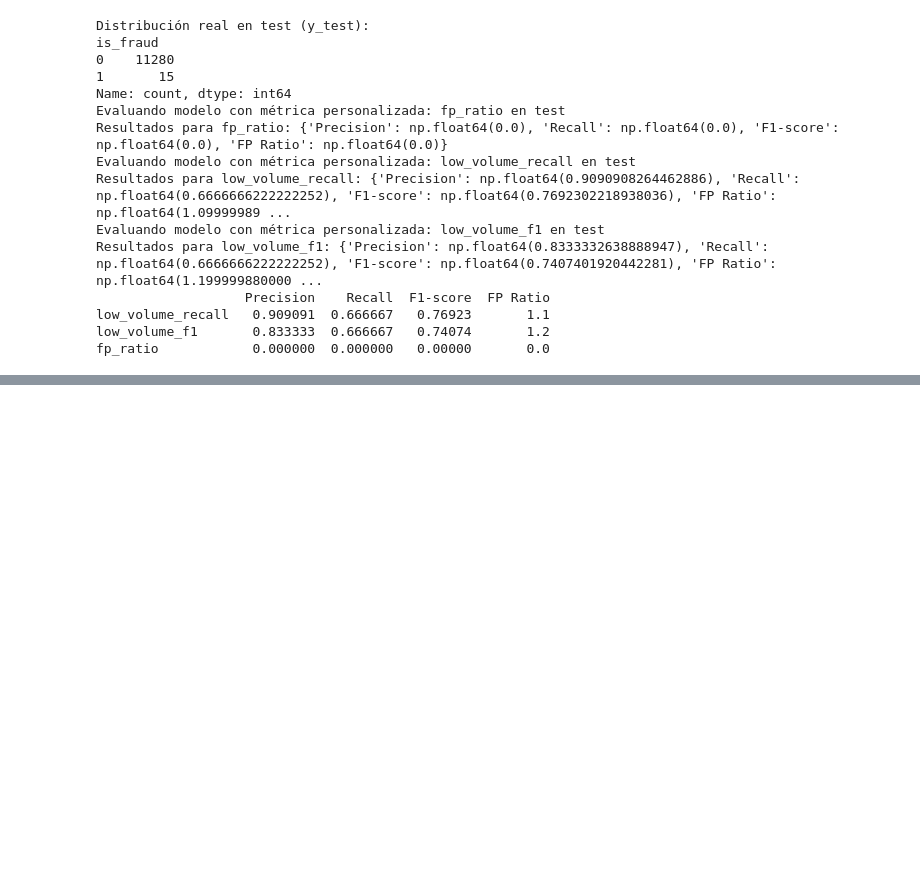
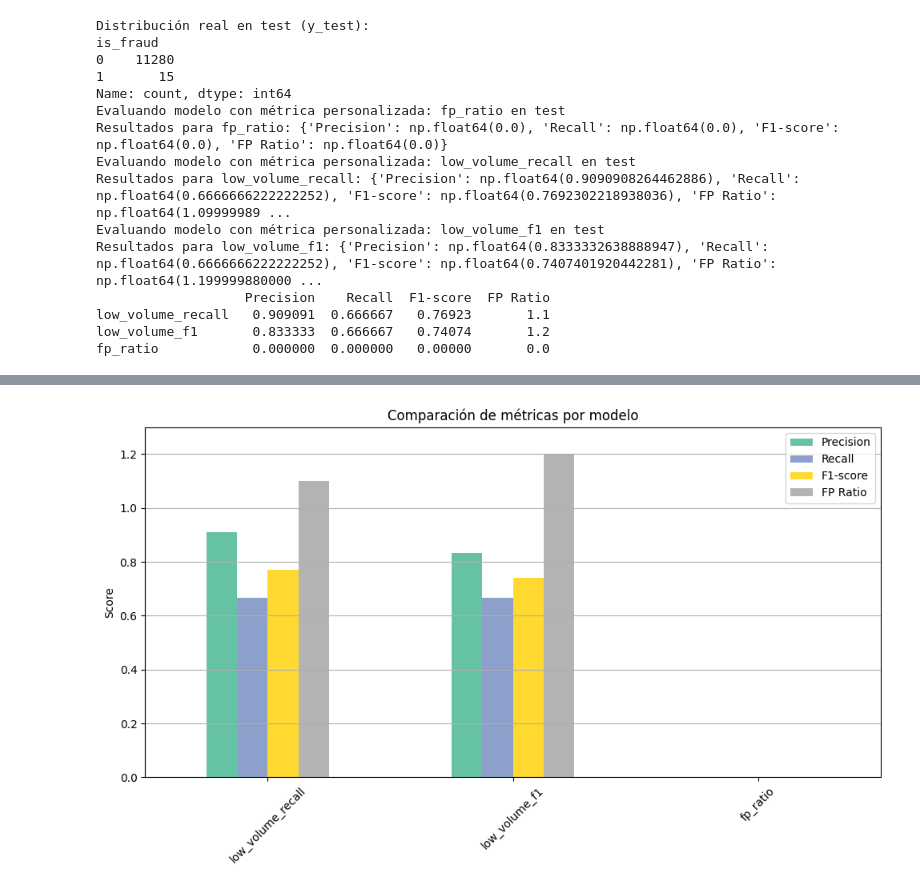
Before and after one commit to FabianJuarez182/ProyectoPlusTI_SDS, a Jupyter notebook: PlusTI.ipynb, the cells around one changed output, grey strips where cells are left out. Cells and saved outputs as stored; diff of their text form; code cells hidden in the pictures; blank space fills up the shorter version.

```diff
--- a/PlusTI.ipynb
+++ b/PlusTI.ipynb
@@ -424,0 +489,13 @@ fp_ratio            0.000000  0.000000   0.00000       0.0
+# %%
+# Visualización de resultados
+metrics_df = test_results_df.copy()
+metrics_df.plot(kind='bar', figsize=(10,6), colormap='Set2')
+plt.title("Comparación de métricas por modelo")
+plt.ylabel("Score")
+plt.ylim(0, 1.3)
+plt.xticks(rotation=45)
+plt.grid(axis='y')
+plt.tight_layout()
+plt.show()
+# %% [output]
+[figure, added]
```
Also changed, not shown: parts of 15 cells of this notebook.
